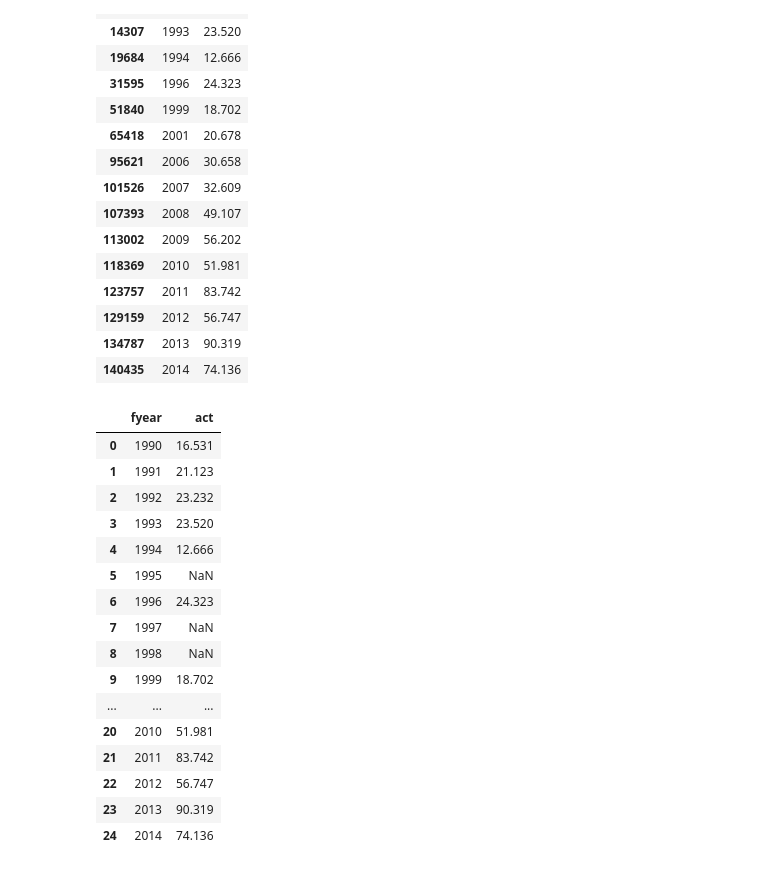
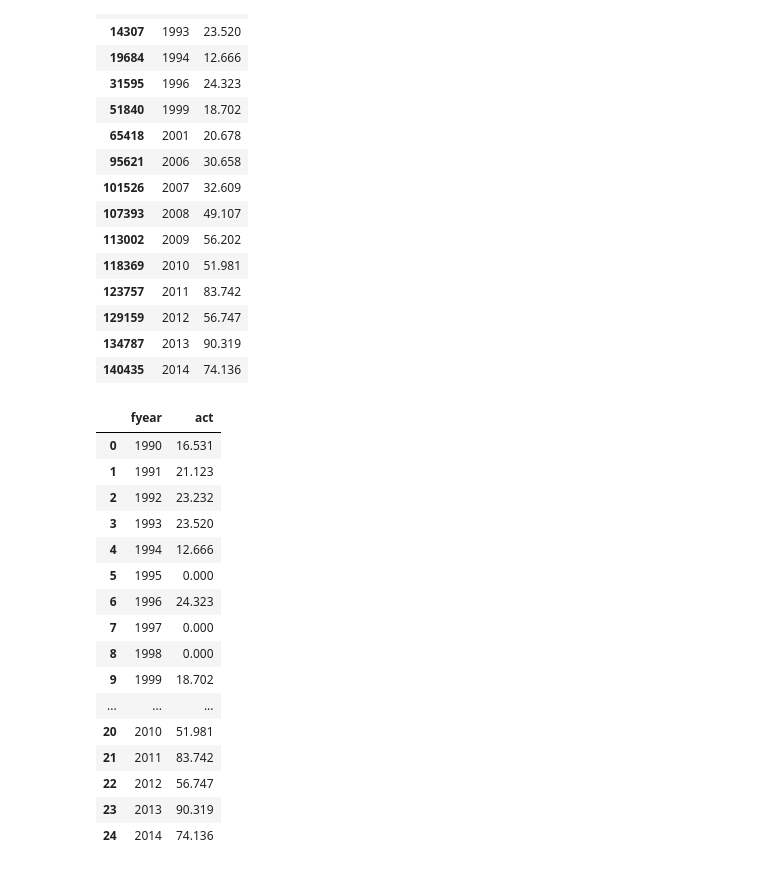
Before and after one commit to casualcomputer/accounting_fraud, a Jupyter notebook: rnn.ipynb, the cells around one changed output. Cells and saved outputs as stored; diff of their text form; code cells hidden in the pictures.

```diff
--- a/rnn.ipynb
+++ b/rnn.ipynb
@@ -56,22 +63,25 @@ start_year = 1990
 end_year = 2014
 
 left_df = pd.DataFrame({'fyear': range(start_year, end_year+1)})
-left_df.merge(company1234, on='fyear', how='left')
+left_df_imputed_missing = left_df.merge(company1234, on='fyear', how='left')
+left_df_imputed_missing.loc[left_df_imputed_missing['act'].isnull(),'act'] = 0
-# %% [output]
-|  | fyear | act |
-| 0 | 1990 | 16.531 |
-| 1 | 1991 | 21.123 |
-| 2 | 1992 | 23.232 |
-| 3 | 1993 | 23.520 |
-| 4 | 1994 | 12.666 |
-| 5 | 1995 | NaN |
-| 6 | 1996 | 24.323 |
-| 7 | 1997 | NaN |
-| 8 | 1998 | NaN |
-| 9 | 1999 | 18.702 |
-| ... | ... | ... |
-| 20 | 2010 | 51.981 |
-| 21 | 2011 | 83.742 |
-| 22 | 2012 | 56.747 |
-| 23 | 2013 | 90.319 |
-| 24 | 2014 | 74.136 |
+# %%
+left_df_imputed_missing
+# %% [output]
+|  | fyear | act |
+| 0 | 1990 | 16.531 |
+| 1 | 1991 | 21.123 |
+| 2 | 1992 | 23.232 |
+| 3 | 1993 | 23.520 |
+| 4 | 1994 | 12.666 |
+| 5 | 1995 | 0.000 |
+| 6 | 1996 | 24.323 |
+| 7 | 1997 | 0.000 |
+| 8 | 1998 | 0.000 |
+| 9 | 1999 | 18.702 |
+| ... | ... | ... |
+| 20 | 2010 | 51.981 |
+| 21 | 2011 | 83.742 |
+| 22 | 2012 | 56.747 |
+| 23 | 2013 | 90.319 |
+| 24 | 2014 | 74.136 |
```
Also changed, not shown: parts of 2 cells of this notebook.
